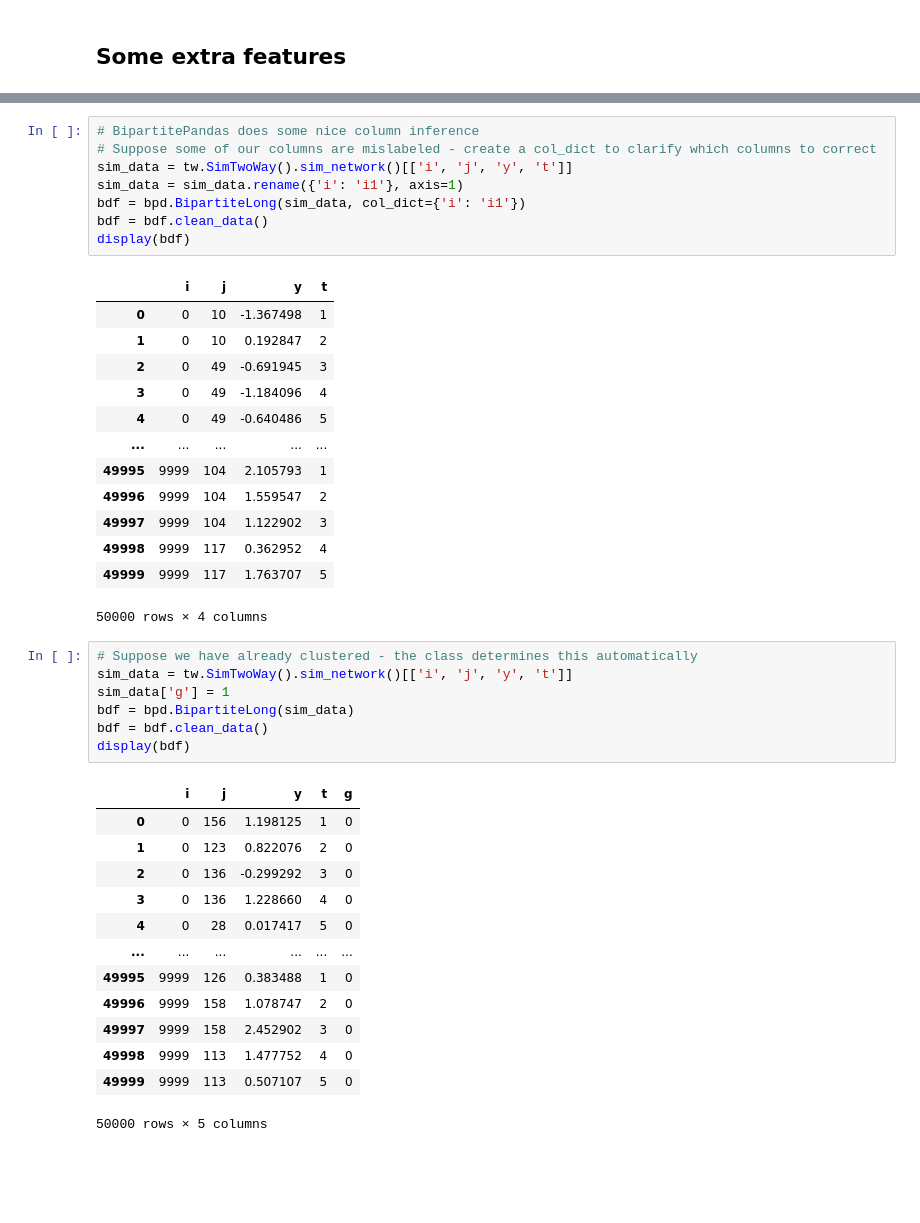
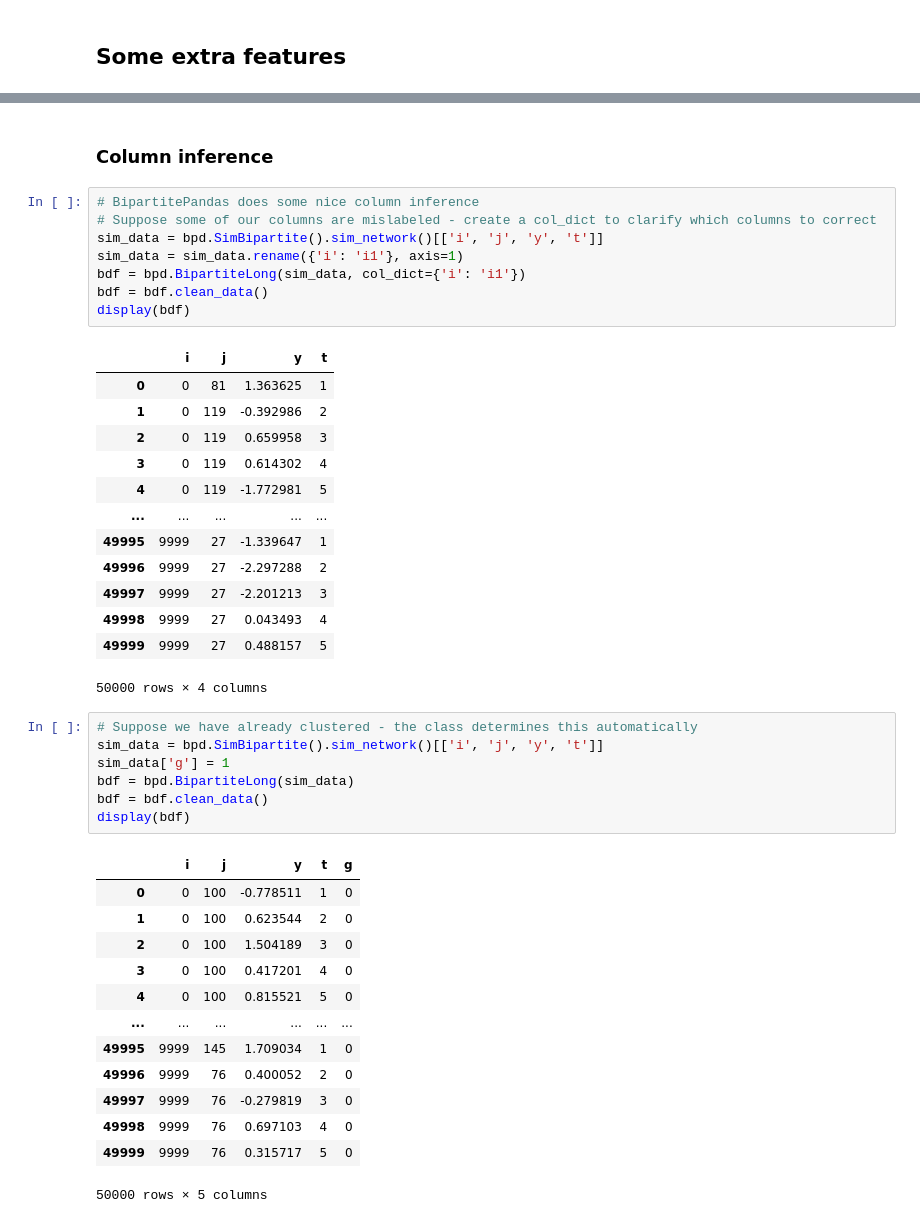
Before and after one commit to tlamadon/bipartitepandas, a Jupyter notebook: docs-src/source/notebooks/bipartitepandas_example.ipynb, the cells around one changed output, grey strips where cells are left out. Saved outputs shown, nothing was run; the diff lists cells and outputs as text; blank space fills up the shorter version.

```diff
--- a/docs-src/source/notebooks/bipartitepandas_example.ipynb
+++ b/docs-src/source/notebooks/bipartitepandas_example.ipynb
@@ -514,45 +554,47 @@ Notice this fails, as include_id_reference_dict has not been set to True
+# %% [markdown]
+### Column inference
 # %%
 # BipartitePandas does some nice column inference
 # Suppose some of our columns are mislabeled - create a col_dict to clarify which columns to correct
-sim_data = tw.SimTwoWay().sim_network()[['i', 'j', 'y', 't']]
+sim_data = bpd.SimBipartite().sim_network()[['i', 'j', 'y', 't']]
 sim_data = sim_data.rename({'i': 'i1'}, axis=1)
 bdf = bpd.BipartiteLong(sim_data, col_dict={'i': 'i1'})
 bdf = bdf.clean_data()
 display(bdf)
 # %% [output]
 |  | i | j | y | t |
-| 0 | 0 | 10 | -1.367498 | 1 |
-| 1 | 0 | 10 | 0.192847 | 2 |
-| 2 | 0 | 49 | -0.691945 | 3 |
-| 3 | 0 | 49 | -1.184096 | 4 |
-| 4 | 0 | 49 | -0.640486 | 5 |
+| 0 | 0 | 81 | 1.363625 | 1 |
+| 1 | 0 | 119 | -0.392986 | 2 |
+| 2 | 0 | 119 | 0.659958 | 3 |
+| 3 | 0 | 119 | 0.614302 | 4 |
+| 4 | 0 | 119 | -1.772981 | 5 |
 | ... | ... | ... | ... | ... |
-| 49995 | 9999 | 104 | 2.105793 | 1 |
-| 49996 | 9999 | 104 | 1.559547 | 2 |
-| 49997 | 9999 | 104 | 1.122902 | 3 |
-| 49998 | 9999 | 117 | 0.362952 | 4 |
-| 49999 | 9999 | 117 | 1.763707 | 5 |
+| 49995 | 9999 | 27 | -1.339647 | 1 |
+| 49996 | 9999 | 27 | -2.297288 | 2 |
+| 49997 | 9999 | 27 | -2.201213 | 3 |
+| 49998 | 9999 | 27 | 0.043493 | 4 |
+| 49999 | 9999 | 27 | 0.488157 | 5 |
 50000 rows × 4 columns
 # %%
 # Suppose we have already clustered - the class determines this automatically
-sim_data = tw.SimTwoWay().sim_network()[['i', 'j', 'y', 't']]
+sim_data = bpd.SimBipartite().sim_network()[['i', 'j', 'y', 't']]
 sim_data['g'] = 1
 bdf = bpd.BipartiteLong(sim_data)
 bdf = bdf.clean_data()
 display(bdf)
 # %% [output]
 |  | i | j | y | t | g |
-| 0 | 0 | 156 | 1.198125 | 1 | 0 |
-| 1 | 0 | 123 | 0.822076 | 2 | 0 |
-| 2 | 0 | 136 | -0.299292 | 3 | 0 |
-| 3 | 0 | 136 | 1.228660 | 4 | 0 |
-| 4 | 0 | 28 | 0.017417 | 5 | 0 |
+| 0 | 0 | 100 | -0.778511 | 1 | 0 |
+| 1 | 0 | 100 | 0.623544 | 2 | 0 |
+| 2 | 0 | 100 | 1.504189 | 3 | 0 |
+| 3 | 0 | 100 | 0.417201 | 4 | 0 |
+| 4 | 0 | 100 | 0.815521 | 5 | 0 |
 | ... | ... | ... | ... | ... | ... |
-| 49995 | 9999 | 126 | 0.383488 | 1 | 0 |
-| 49996 | 9999 | 158 | 1.078747 | 2 | 0 |
-| 49997 | 9999 | 158 | 2.452902 | 3 | 0 |
-| 49998 | 9999 | 113 | 1.477752 | 4 | 0 |
-| 49999 | 9999 | 113 | 0.507107 | 5 | 0 |
+| 49995 | 9999 | 145 | 1.709034 | 1 | 0 |
+| 49996 | 9999 | 76 | 0.400052 | 2 | 0 |
+| 49997 | 9999 | 76 | -0.279819 | 3 | 0 |
+| 49998 | 9999 | 76 | 0.697103 | 4 | 0 |
+| 49999 | 9999 | 76 | 0.315717 | 5 | 0 |
 50000 rows × 5 columns
 # %%
 # Now suppose we mislabeled our clusters - the class drops this column
```
Also changed, not shown: parts of 33 cells of this notebook, 27 other files.
